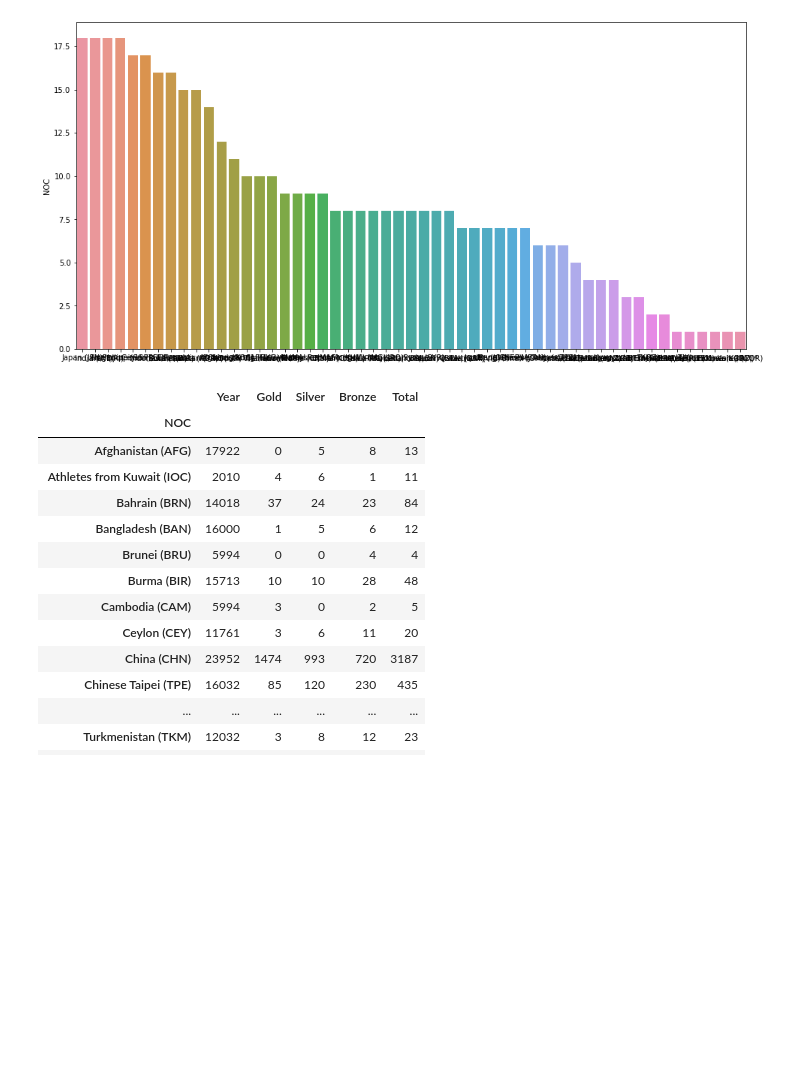
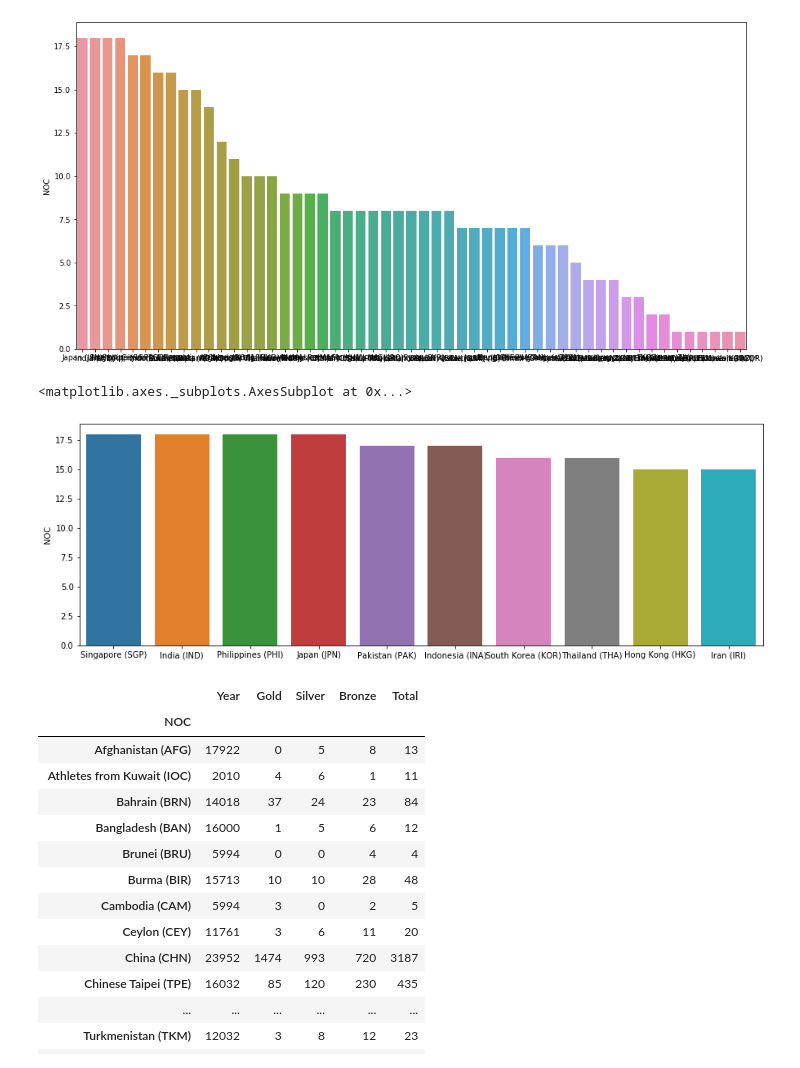
Before and after one commit to Intraraksa/ML-projects, a Jupyter notebook: Asian_game.ipynb, the cells around one changed output. Cells and saved outputs as stored; diff of their text form; code cells hidden in the pictures; blank space fills up the shorter version.

Commit message:
asian game data visual improved

```diff
--- a/Asian_game.ipynb
+++ b/Asian_game.ipynb
@@ -48,6 +63,13 @@ sns.barplot(x = pd.unique(data['NOC']),y = joined)
 # %% [output]
 <matplotlib.axes._subplots.AxesSubplot at 0x...>
 [figure]
+# %%
+#Visualize the top 10 of participatail nation
+plt.figure(figsize = (15,5))
+sns.barplot(x = joined.head(10).index,y = joined.head(10))
+# %% [output]
+<matplotlib.axes._subplots.AxesSubplot at 0x...>
+[figure, added]
 # %%
 #Investigate for each
 data.groupby('NOC').sum()
```
Also changed, not shown: parts of 5 cells of this notebook.
